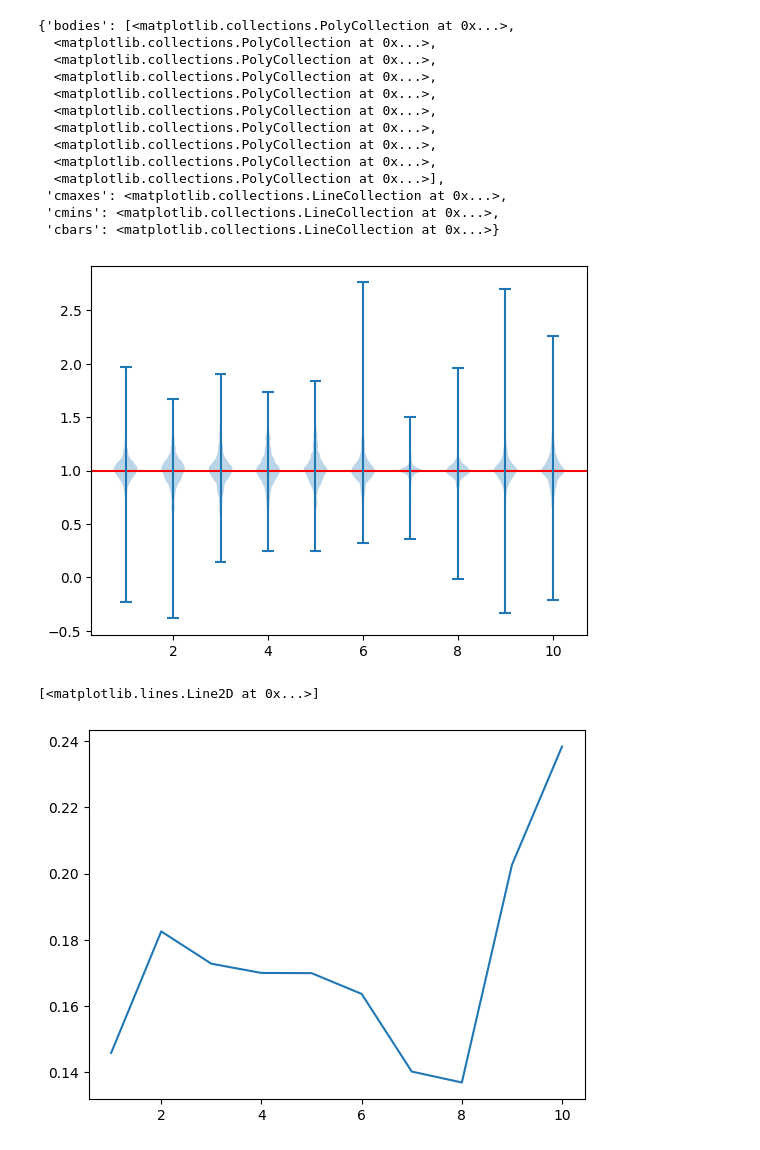
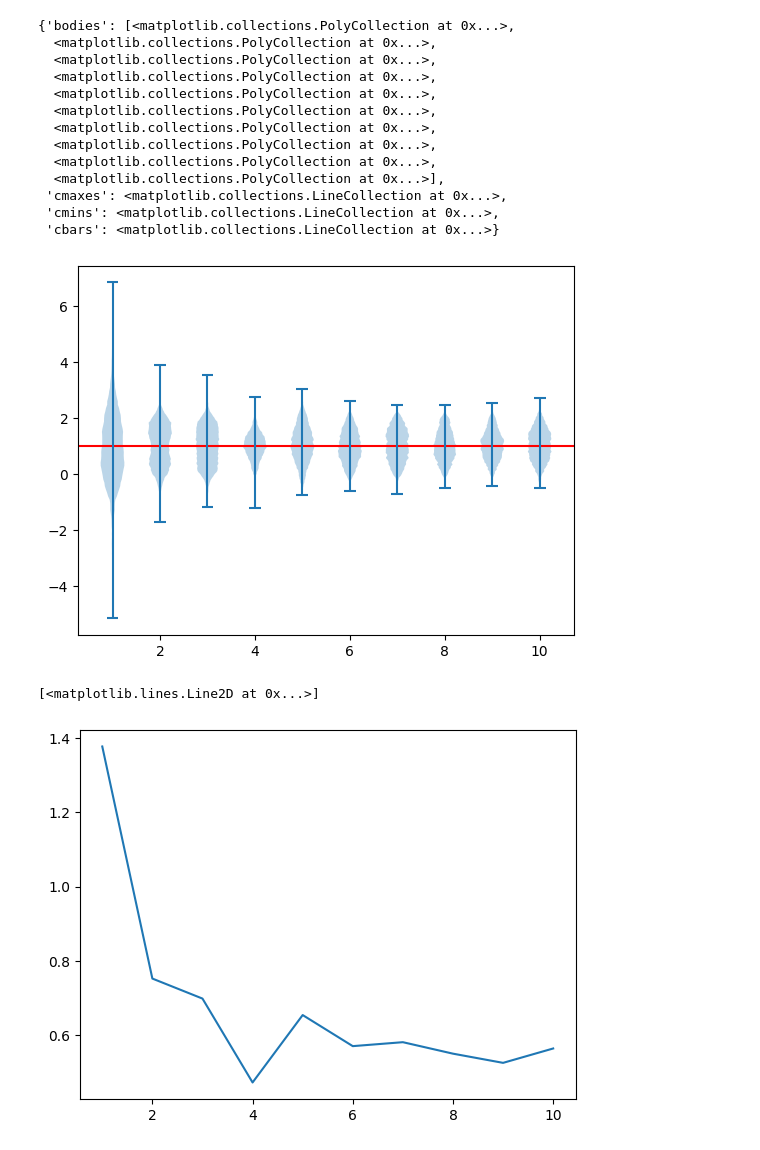
Before and after one commit to Elizabeth-Flx/dlomix-astral, a Jupyter notebook: model_evaluation.ipynb, the cells around one changed output. Saved outputs shown, nothing was run; the diff lists cells and outputs as text; code cells hidden in the pictures.

```diff
--- a/model_evaluation.ipynb
+++ b/model_evaluation.ipynb
@@ -7,7 +7,7 @@ import tensorflow as tf
 from dlomix.losses import masked_spectral_distance, masked_pearson_correlation_distance
 from dlomix.data import FragmentIonIntensityDataset
 # %%
-model_name = 'c_r_FiLM_full_d10_static_0.0005_kq4.keras'
+model_name = 'c_r_FiLM_full_d10_static_0.0005_acf.keras'
 
 model = keras.saving.load_model('/nfs/home/students/d.lochert/projects/astral/dlomix-astral/saved_models/%s' % model_name,
                                 custom_objects={'masked_spectral_distance': masked_spectral_distance, 'masked_pearson_correlation_distance': masked_pearson_correlation_distance},
@@ -21,8 +131,9 @@ int_data = FragmentIonIntensityDataset.load_from_disk("/nfs/home/students/d.loch
 # %%
-tmp = [m for m in int_data.tensor_train_data.take(100)][0][0]
+# Use data from dataset
+
+tmp = [m for m in int_data.tensor_train_data.take(42)][0][0]
 
 res = model.get_meta_vector(tmp)
-
 res = tf.split(res, 20, axis=-1)
 # %%
 # Plot scaling vector
@@ -45,13 +156,16 @@ plt.violinplot(vals, keys)
  'cmaxes': <matplotlib.collections.LineCollection at 0x...>,
  'cmins': <matplotlib.collections.LineCollection at 0x...>,
  'cbars': <matplotlib.collections.LineCollection at 0x...>}
-[figure, old version]
+[figure, new version]
 # %%
+vals = [tf.reshape(res[i], [-1])+1 for i in range(0, 20, 2)]
+keys = np.array([i for i in range(1, 11)])
+
 std = [tf.math.reduce_std(v) for v in vals]
 plt.plot(keys, std)
 # %% [output]
 [<matplotlib.lines.Line2D at 0x...>]
-[figure, old version]
+[figure, new version]
 # %%
 # Plot shift vector
 vals = [tf.reshape(res[i], [-1]) for i in range(1, 20, 2)]
```
Also changed, not shown: parts of 7 cells of this notebook.
